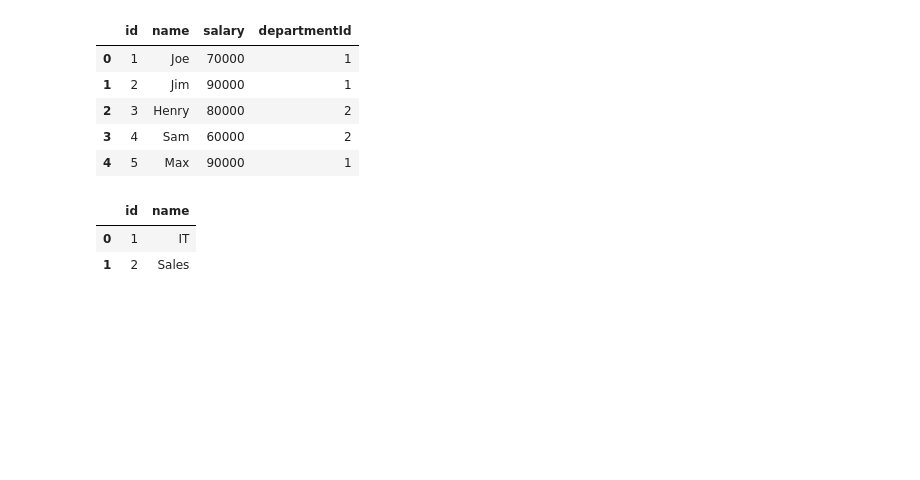
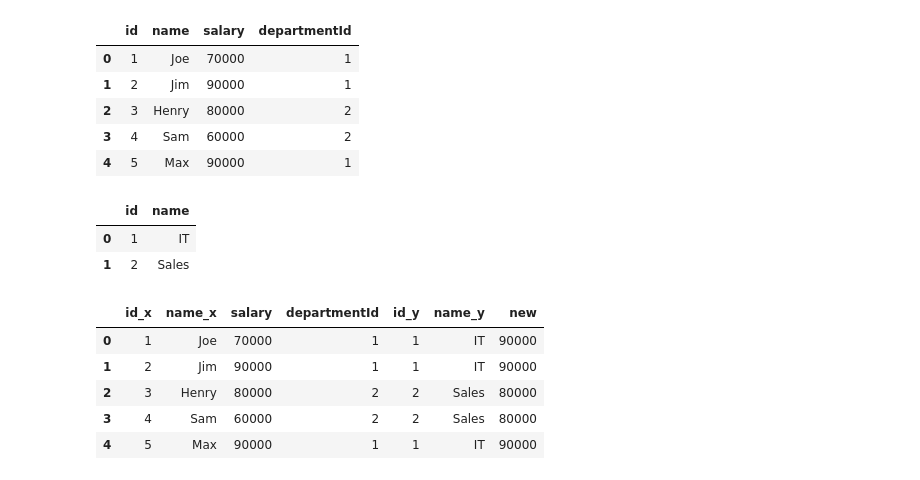
Before and after one commit to pinbooll/ML, a Jupyter notebook: crs/pandas_train.ipynb, the cells around one changed output. Saved outputs shown, nothing was run; the diff lists cells and outputs as text; code cells hidden in the pictures; blank space fills up the shorter version.

```diff
--- a/crs/pandas_train.ipynb
+++ b/crs/pandas_train.ipynb
@@ -383,0 +420,10 @@ department
+# %%
+employee['new'] = employee.groupby('name_y')['salary'].transform('max')
+employee
+# %% [output]
+|  | id_x | name_x | salary | departmentId | id_y | name_y | new |
+| 0 | 1 | Joe | 70000 | 1 | 1 | IT | 90000 |
+| 1 | 2 | Jim | 90000 | 1 | 1 | IT | 90000 |
+| 2 | 3 | Henry | 80000 | 2 | 2 | Sales | 80000 |
+| 3 | 4 | Sam | 60000 | 2 | 2 | Sales | 80000 |
+| 4 | 5 | Max | 90000 | 1 | 1 | IT | 90000 |
```
Also changed, not shown: parts of 31 cells of this notebook.
